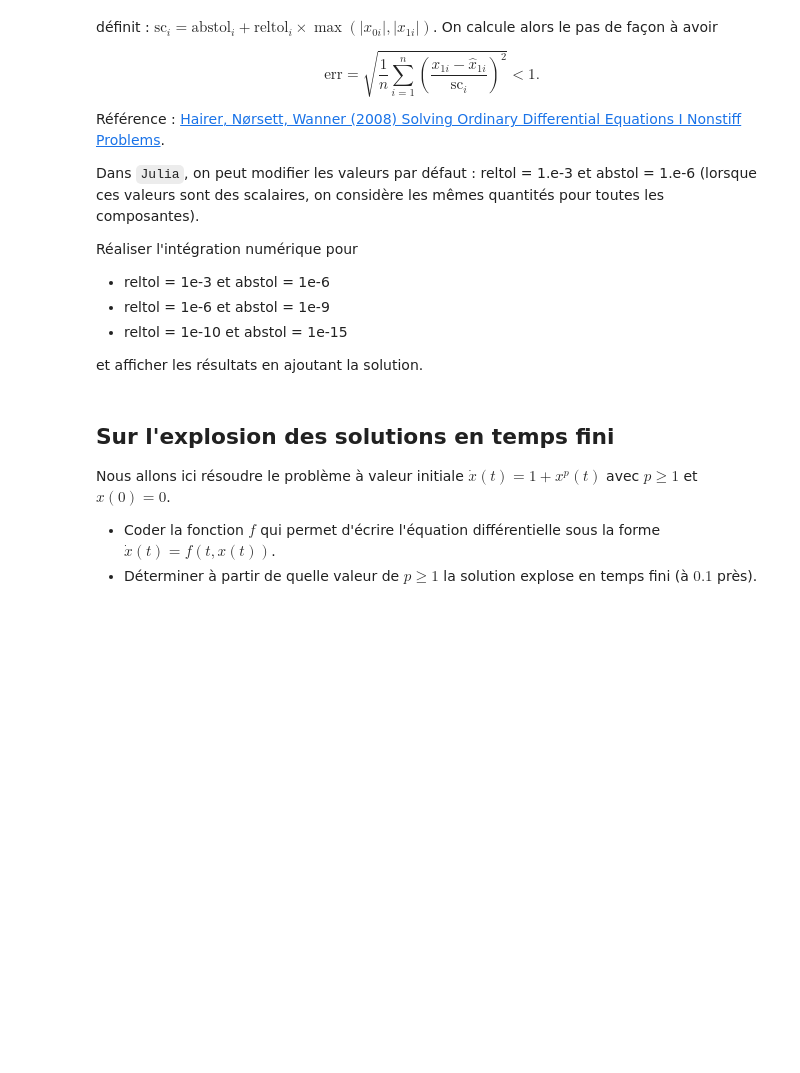
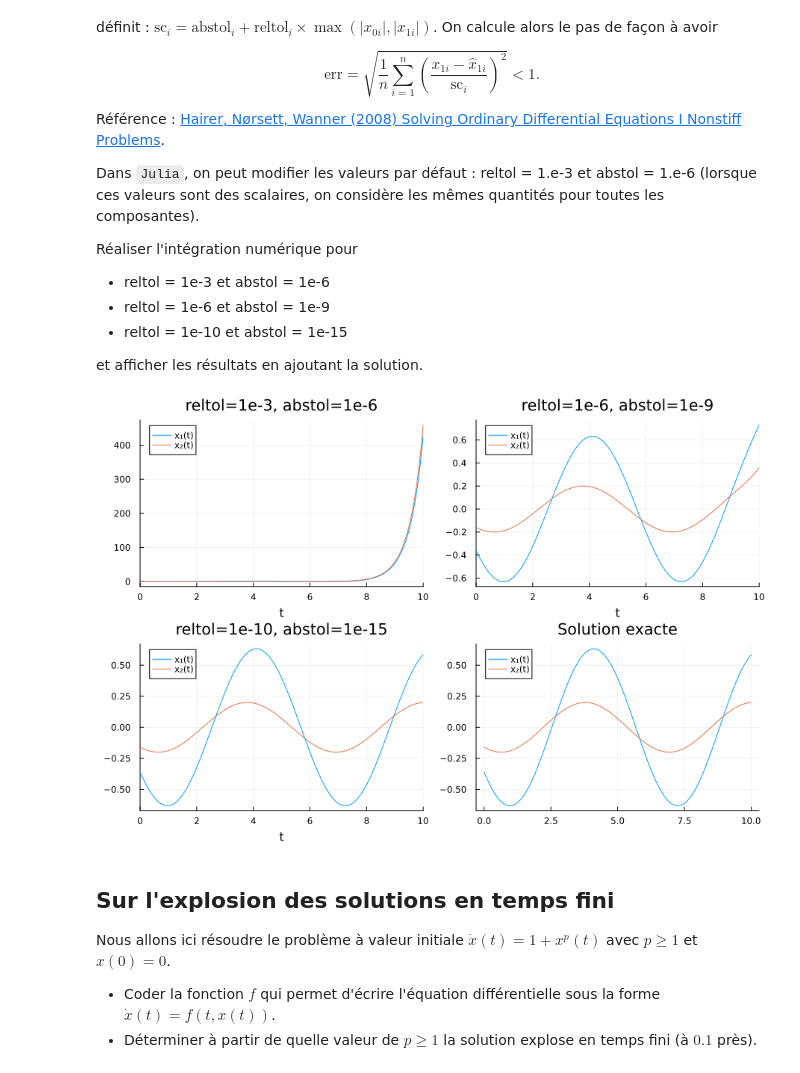
Before and after one commit to f-debrandois/N7_A3, a Jupyter notebook: S7/Calcul_diff/tp/edo-general.ipynb, the cells around one changed output. Cells and saved outputs as stored; diff of their text form; code cells hidden in the pictures; blank space fills up the shorter version.

```diff
--- a/S7/Calcul_diff/tp/edo-general.ipynb
+++ b/S7/Calcul_diff/tp/edo-general.ipynb
@@ -102,23 +110,27 @@ et afficher les résultats en ajoutant la solution.
 # %%
 # calcul avec les options par défaut
 sol = solve(prob, reltol = 1e-3, abstol = 1e-6)
 p1 = plot(sol, label = ["x₁(t)" "x₂(t)"], title = "reltol=1e-3, abstol=1e-6")
 
 # A COMPLETER/MODIFIER
 #
-p2 = plot()
+sol2 = solve(prob, reltol = 1e-6, abstol = 1e-9)
+p2 = plot(sol2, label = ["x₁(t)" "x₂(t)"], title = "reltol=1e-6, abstol=1e-9")
 
 #
-p3 = plot()
+sol3= solve(prob, reltol = 1e-10, abstol = 1e-15)
+p3 = plot(sol3, label = ["x₁(t)" "x₂(t)"], title = "reltol=1e-10, abstol=1e-15")
 
 # solution exacte
 T = t0:(tf-t0)/100:tf
 sinT = sin.(T) # opération vectorielle
 cosT = cos.(T)
 p4 = plot(T,[(-1/25)*(13*sinT+9*cosT) (-1/25)*(3*sinT+4*cosT)], label = ["x₁(t)" "x₂(t)"], title = "Solution exacte")
 
 # affichage
 plot(p1, p2, p3, p4, size=(900, 600))
+# %% [output]
+[figure, added]
 # %% [markdown]
 ## Sur l'explosion des solutions en temps fini
 
```
Also changed, not shown: parts of 10 cells of this notebook, 4 other files.
